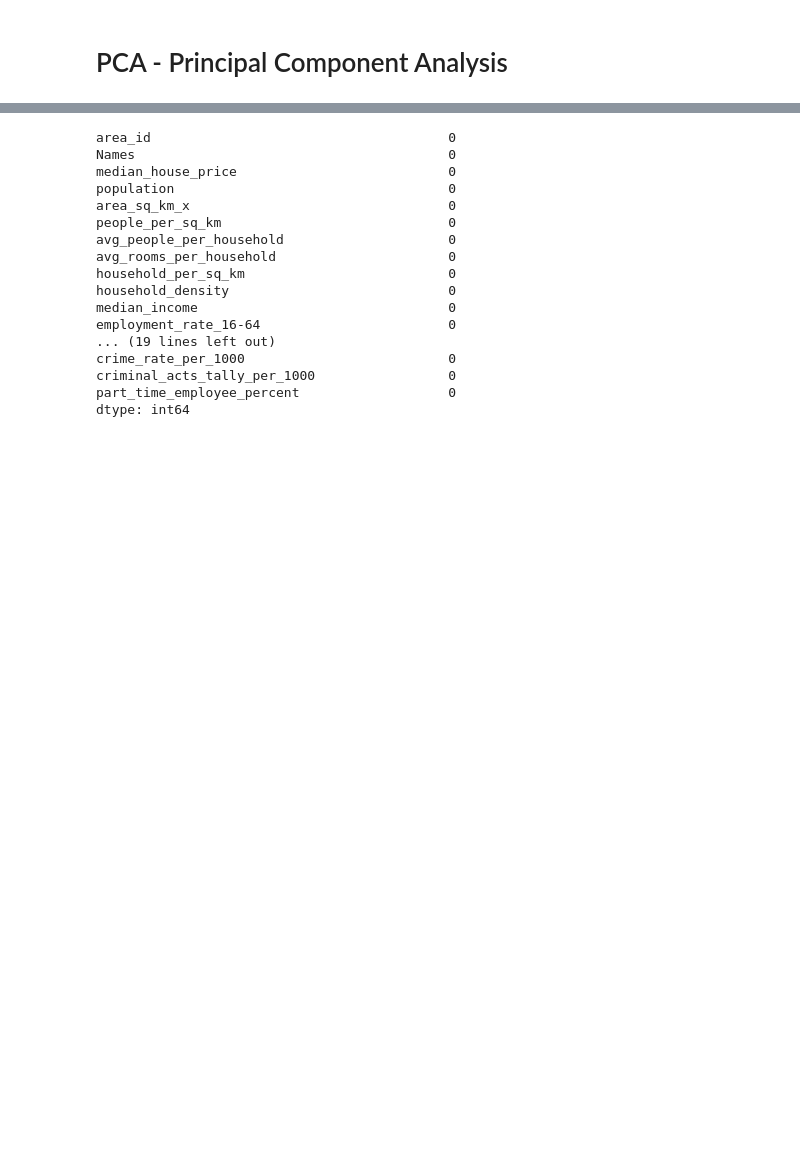
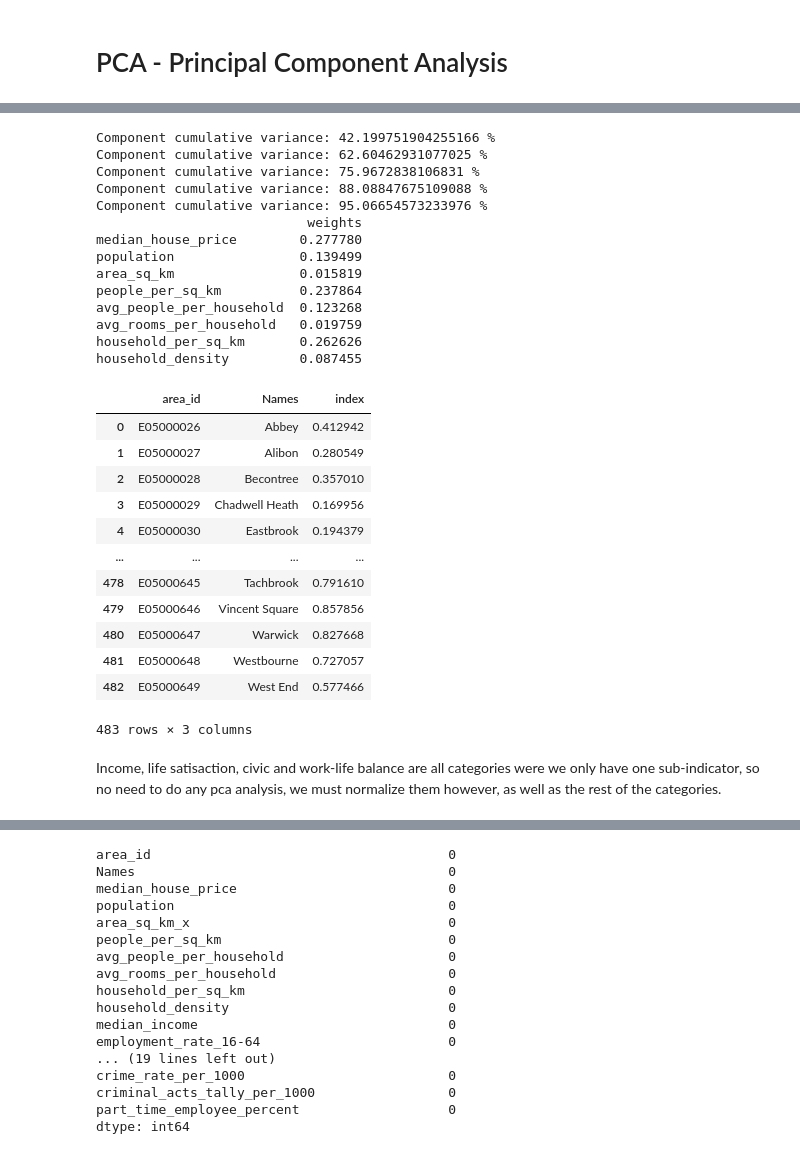
Before and after one commit to epfl-ada/ada-2020-project-milestone-p3-p3_datasurferz, a Jupyter notebook: p4.ipynb, the cells around one changed output, grey strips where cells are left out. Cells and saved outputs as stored; diff of their text form; code cells hidden in the pictures; blank space fills up the shorter version.

```diff
--- a/p4.ipynb
+++ b/p4.ipynb
@@ -544,0 +635,8 @@ from sklearn.decomposition import PCA
+# %%
+def calculate_index_for_df(df, weights):
+
+    data = df.loc[:, df.columns != 'area_id']
+    if 'Names' in data.columns:
+        data = data.loc[:, data.columns != 'Names']
+        return df.loc[:,['area_id', 'Names']].assign(index = data.apply(lambda x : sum(x * weights.weights), axis = 1))
+    return pd.DataFrame({'area_id' : df.area_id, 'index' : data.apply(lambda x : sum(x * weights.weights), axis = 1)})
@@ -544,0 +658,35 @@ from sklearn.decomposition import PCA
+# %%
+housing_weights = calculate_weights(housing_norm)
+housing_index = calculate_index_for_df(housing_norm,housing_weights )
+print(housing_weights)
+housing_index
+# %% [output]
+Component cumulative variance: 42.199751904255166 %
+Component cumulative variance: 62.60462931077025 %
+Component cumulative variance: 75.9672838106831 %
+Component cumulative variance: 88.08847675109088 %
+Component cumulative variance: 95.06654573233976 %
+                           weights
+median_house_price        0.277780
+population                0.139499
+area_sq_km                0.015819
+people_per_sq_km          0.237864
+avg_people_per_household  0.123268
+avg_rooms_per_household   0.019759
+household_per_sq_km       0.262626
+household_density         0.087455
+|  | area_id | Names | index |
+| 0 | E05000026 | Abbey | 0.412942 |
+| 1 | E05000027 | Alibon | 0.280549 |
+| 2 | E05000028 | Becontree | 0.357010 |
+| 3 | E05000029 | Chadwell Heath | 0.169956 |
+| 4 | E05000030 | Eastbrook | 0.194379 |
+| ... | ... | ... | ... |
+| 478 | E05000645 | Tachbrook | 0.791610 |
+| 479 | E05000646 | Vincent Square | 0.857856 |
+| 480 | E05000647 | Warwick | 0.827668 |
+| 481 | E05000648 | Westbourne | 0.727057 |
+| 482 | E05000649 | West End | 0.577466 |
+483 rows × 3 columns
+# %% [markdown]
+Income, life satisaction, civic and work-life balance are all categories were we only have one sub-indicator, so no need to do any pca analysis, we must normalize them however, as well as the rest of the categories.
```
Also changed, not shown: parts of 20 cells of this notebook, 1 other file.
